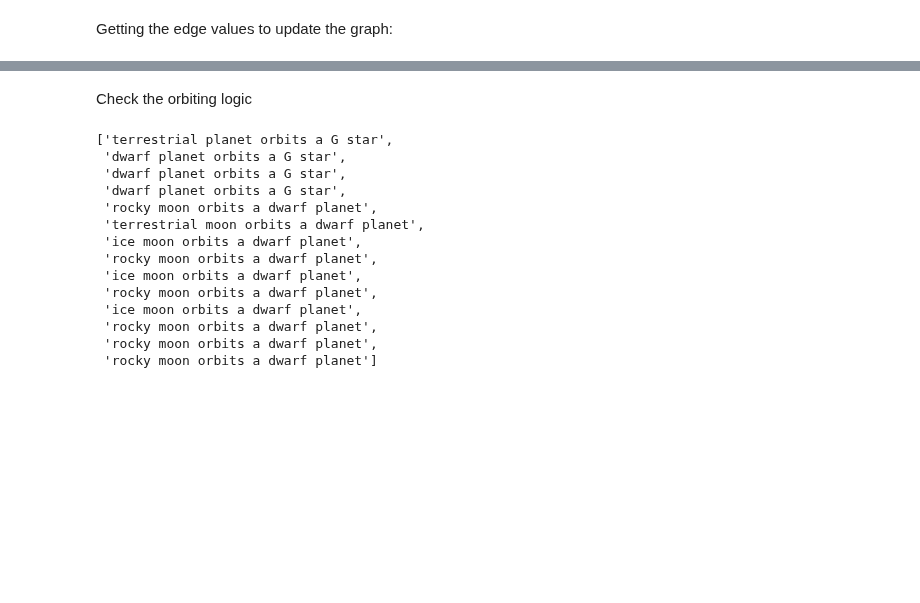
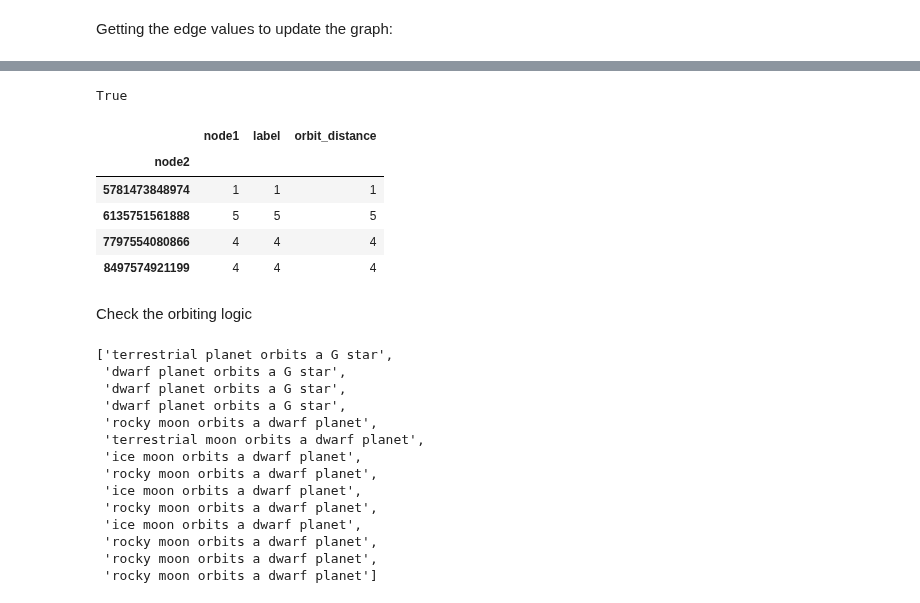
Before and after one commit to BillmanH/exoplanets, a Jupyter notebook: notebooks/planets/Genesis.ipynb, the cells around one changed output, grey strips where cells are left out. Cells and saved outputs as stored; diff of their text form; code cells hidden in the pictures; blank space fills up the shorter version.

```diff
--- a/notebooks/planets/Genesis.ipynb
+++ b/notebooks/planets/Genesis.ipynb
@@ -199,3 +199,16 @@ pd.DataFrame(orbiting_edges)
+# %%
+pd.DataFrame(orbiting_edges).groupby(["node1", "node2"]).count()["label"].mean() == 1
+# %% [output]
+True
+# %%
+pd.DataFrame(orbiting_edges).groupby(["node2"]).count()
+# %% [output]
+|  | node1 | label | orbit_distance |
+| node2 |  |  |  |
+| 5781473848974 | 1 | 1 | 1 |
+| 6135751561888 | 5 | 5 | 5 |
+| 7797554080866 | 4 | 4 | 4 |
+| 8497574921199 | 4 | 4 | 4 |
 # %% [markdown]
 Check the orbiting logic
 # %%
```
Also changed, not shown: parts of 19 cells of this notebook, 1 other file.
